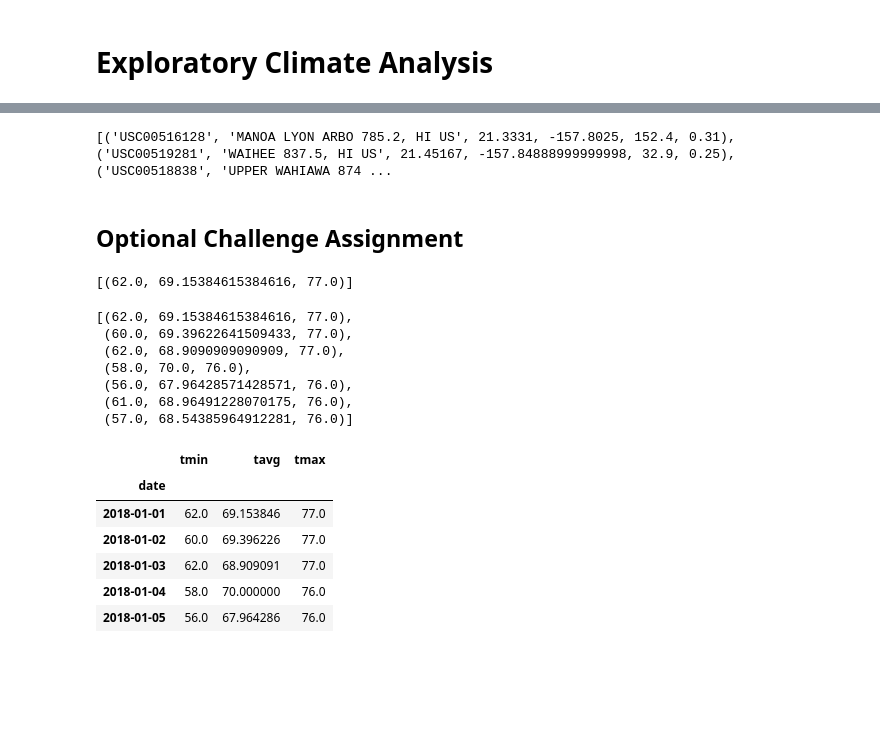
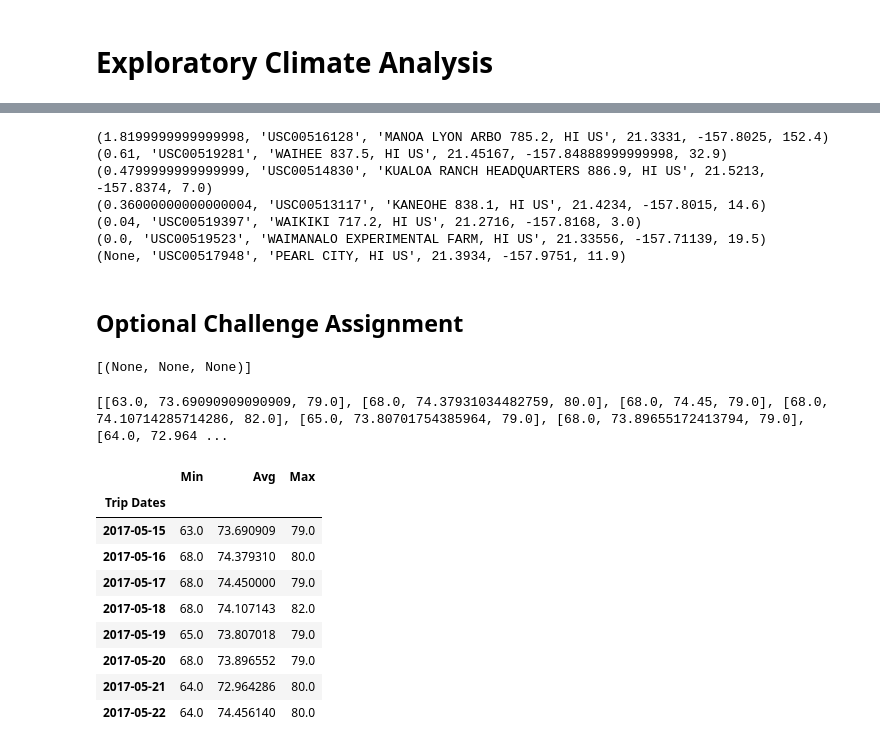
Before and after one commit to llreber/HawaiiAnalysis, a Jupyter notebook: climate_starter.ipynb, the cells around one changed output, grey strips where cells are left out. Drawn from its saved outputs; the diff is of its cells as text; code cells hidden in the pictures; blank space fills up the shorter version.

```diff
--- a/climate_starter.ipynb
+++ b/climate_starter.ipynb
@@ -127,4 +146,9 @@ AttributeError: module 'matplotlib.pyplot' has no attribute 'xaxis'
 # %%
 # Using the station id from the previous query, calculate the lowest temperature recorded,
 # highest temperature recorded, and average temperature most active station?
+sel = [func.max(Measurement.tobs),
+       func.min(Measurement.tobs),
+       func.avg(Measurement.tobs)]
+statistics = session.query(*sel).filter(Measurement.station == "USC00519281").all()
+print(statistics)
 # %% [output]
@@ -170,8 +217,19 @@ print(calc_temps('2012-02-28', '2012-03-05'))
 # %%
 # Calculate the rainfall per weather station for your trip dates using the previous year's matching dates.
 # Sort this in descending order by precipitation amount and list the station, name, latitude, longitude, and elevation
+station_precip = session.query(func.sum(Measurement.prcp), Station.station, Station.name, Station.latitude, Station.longitude, Station.elevation).\
+    filter(Measurement.station==Station.station).filter(Measurement.date >= begin_one_year_ago).\
+    filter(Measurement.date <= end_one_year_ago).group_by(Station.station).order_by(func.sum(Measurement.prcp).desc())
+for station in station_precip:
+    print(station)
 # %% [output]
-[('USC00516128', 'MANOA LYON ARBO 785.2, HI US', 21.3331, -157.8025, 152.4, 0.31), ('USC00519281', 'WAIHEE 837.5, HI US', 21.45167, -157.84888999999998, 32.9, 0.25), ('USC00518838', 'UPPER WAHIAWA 874 ...
+(1.8199999999999998, 'USC00516128', 'MANOA LYON ARBO 785.2, HI US', 21.3331, -157.8025, 152.4)
+(0.61, 'USC00519281', 'WAIHEE 837.5, HI US', 21.45167, -157.84888999999998, 32.9)
+(0.4799999999999999, 'USC00514830', 'KUALOA RANCH HEADQUARTERS 886.9, HI US', 21.5213, -157.8374, 7.0)
+(0.36000000000000004, 'USC00513117', 'KANEOHE 838.1, HI US', 21.4234, -157.8015, 14.6)
+(0.04, 'USC00519397', 'WAIKIKI 717.2, HI US', 21.2716, -157.8168, 3.0)
+(0.0, 'USC00519523', 'WAIMANALO EXPERIMENTAL FARM, HI US', 21.33556, -157.71139, 19.5)
+(None, 'USC00517948', 'PEARL CITY, HI US', 21.3934, -157.9751, 11.9)
 # %% [markdown]
 ## Optional Challenge Assignment
 # %%
@@ -192,37 +250,60 @@ def daily_normals(date):
     sel = [func.min(Measurement.tobs), func.avg(Measurement.tobs), func.max(Measurement.tobs)]
     return session.query(*sel).filter(func.strftime("%m-%d", Measurement.date) == date).all()
 
-daily_normals("01-01")
+daily_normals("5-15")
 # %% [output]
-[(62.0, 69.15384615384616, 77.0)]
+[(None, None, None)]
 # %%
 # calculate the daily normals for your trip
 # push each tuple of calculations into a list called `normals`
 
 # Set the start and end date of the trip
-
+begin_date = '2017-05-15'
+end_date = '2017-05-22'
+delta = datetime.strptime(end_date, '%Y-%m-%d')-datetime.strptime(begin_date, '%Y-%m-%d')
+trip_length = delta.days
+#trip_length
 # Use the start and end date to create a range of dates
-
+date_range = []
+date_range.append(begin_date)
+for x in range(trip_length):
+    date = str(datetime.date(datetime.strptime(begin_date, '%Y-%m-%d') + dt.timedelta(days=x+1)))
+    date_range.append(date)
+#print(date_range)
 # Stip off the year and save a list of %m-%d strings
-
+cleaned_date=[]
+for date in date_range:
+    cleaned = datetime.strptime(date, '%Y-%m-%d')
+    cleaned_date.append(f"0{cleaned.month}-{cleaned.day}")
+#print(cleaned_date)
 # Loop through the list of %m-%d strings and calculate the normals for each date
+normals=[]
+for date in cleaned_date:
+#    print(date)
+    results = daily_normals(date)
+    temp_results = list(np.ravel(results))
+#    print(temp_results)
+    normals.append(temp_results)
+print(normals)
 # %% [output]
-[(62.0, 69.15384615384616, 77.0),
- (60.0, 69.39622641509433, 77.0),
- (62.0, 68.9090909090909, 77.0),
- (58.0, 70.0, 76.0),
- (56.0, 67.96428571428571, 76.0),
- (61.0, 68.96491228070175, 76.0),
- (57.0, 68.54385964912281, 76.0)]
+[[63.0, 73.69090909090909, 79.0], [68.0, 74.37931034482759, 80.0], [68.0, 74.45, 79.0], [68.0, 74.10714285714286, 82.0], [65.0, 73.80701754385964, 79.0], [68.0, 73.89655172413794, 79.0], [64.0, 72.964 ...
 # %%
 # Load the previous query results into a Pandas DataFrame and add the `trip_dates` range as the `date` index
+trip_df = pd.DataFrame(normals, columns=['Min', 'Avg', 'Max'])
+date_df = pd.DataFrame(date_range, columns = ["Trip Dates"])
+#date_df
+trip_results_df = pd.concat([date_df, trip_df], axis=1).set_index("Trip Dates")
+trip_results_df
 # %% [output]
-|  | tmin | tavg | tmax |
-| date |  |  |  |
-| 2018-01-01 | 62.0 | 69.153846 | 77.0 |
-| 2018-01-02 | 60.0 | 69.396226 | 77.0 |
-| 2018-01-03 | 62.0 | 68.909091 | 77.0 |
-| 2018-01-04 | 58.0 | 70.000000 | 76.0 |
-| 2018-01-05 | 56.0 | 67.964286 | 76.0 |
+|  | Min | Avg | Max |
+| Trip Dates |  |  |  |
+| 2017-05-15 | 63.0 | 73.690909 | 79.0 |
+| 2017-05-16 | 68.0 | 74.379310 | 80.0 |
+| 2017-05-17 | 68.0 | 74.450000 | 79.0 |
+| 2017-05-18 | 68.0 | 74.107143 | 82.0 |
+| 2017-05-19 | 65.0 | 73.807018 | 79.0 |
+| 2017-05-20 | 68.0 | 73.896552 | 79.0 |
+| 2017-05-21 | 64.0 | 72.964286 | 80.0 |
+| 2017-05-22 | 64.0 | 74.456140 | 80.0 |
 # %%
 # Plot the daily normals as an area plot with `stacked=False`
```
Also changed, not shown: parts of 15 cells of this notebook, 2 other files.
